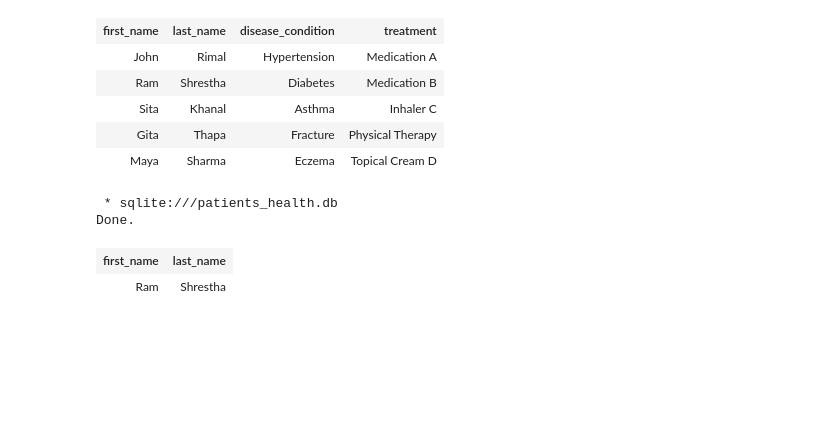
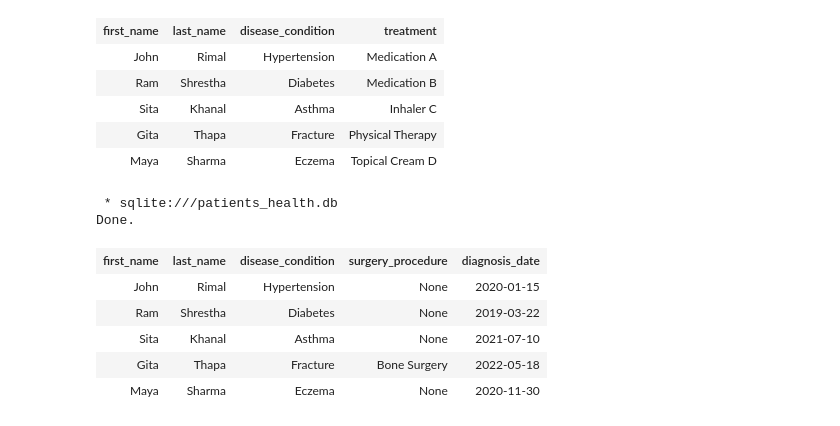
Before and after one commit to atignaschhetri/Health-record-system, a Jupyter notebook: app.ipynb, the cells around one changed output. Drawn from its saved outputs; the diff is of its cells as text; code cells hidden in the pictures; blank space fills up the shorter version.

```diff
--- a/app.ipynb
+++ b/app.ipynb
@@ -322,12 +316,18 @@ Done.
 | Sita | Khanal | Asthma | Inhaler C |
 | Gita | Thapa | Fracture | Physical Therapy |
 | Maya | Sharma | Eczema | Topical Cream D |
-# %%
-%%sql
-select first_name,last_name from patients
-WHERE patient_id IN (SELECT patient_id FROM Medical_History WHERE disease_condition='Diabetes');
-# %% [output]
- * sqlite:///patients_health.db
-Done.
-| first_name | last_name |
-| Ram | Shrestha |
+# %%
+%%sql
+SELECT Patients.first_name, Patients.last_name, Medical_History.disease_condition,
+Medical_History.surgery_procedure, Medical_History.diagnosis_date
+FROM Patients
+LEFT JOIN Medical_History ON Patients.patient_id = Medical_History.patient_id;
+# %% [output]
+ * sqlite:///patients_health.db
+Done.
+| first_name | last_name | disease_condition | surgery_procedure | diagnosis_date |
+| John | Rimal | Hypertension | None | 2020-01-15 |
+| Ram | Shrestha | Diabetes | None | 2019-03-22 |
+| Sita | Khanal | Asthma | None | 2021-07-10 |
+| Gita | Thapa | Fracture | Bone Surgery | 2022-05-18 |
+| Maya | Sharma | Eczema | None | 2020-11-30 |
```
Also changed, not shown: parts of 16 cells of this notebook.
